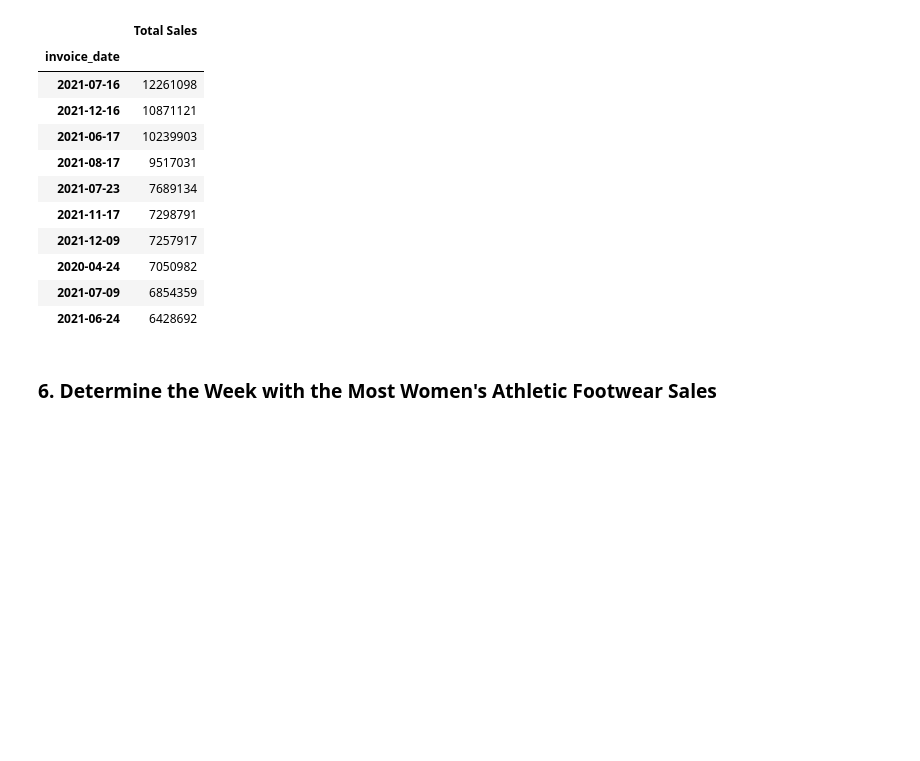
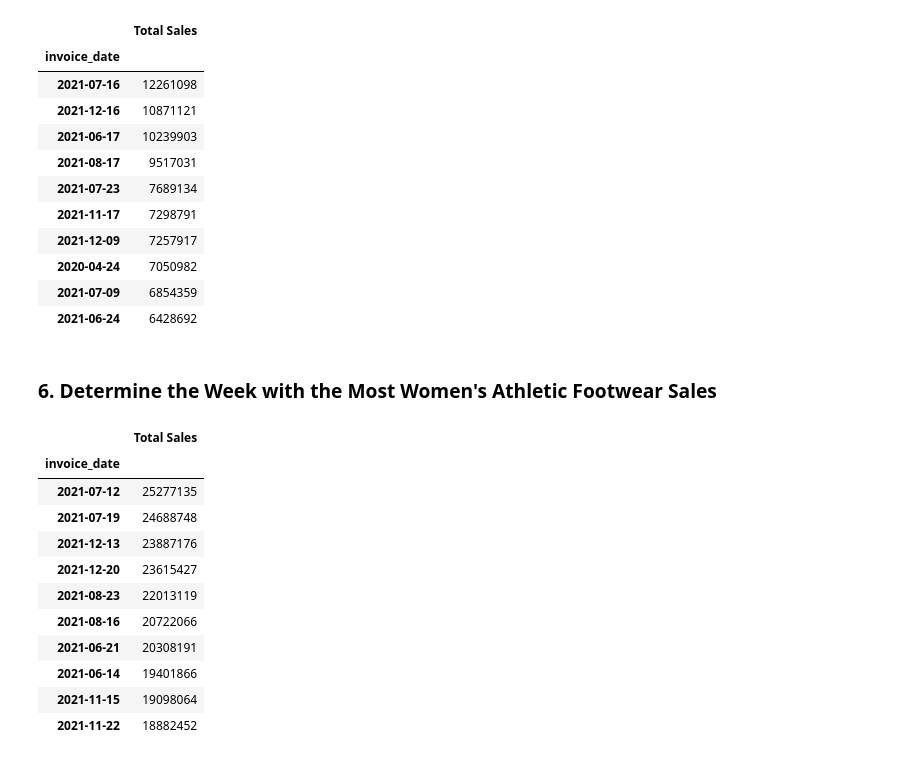
Before and after one commit to Dylan-Ross19/athletic_sales_analysis, a Jupyter notebook: M5_Starter_Code/athletic_sales_analysis_starter_code.ipynb, the cells around one changed output. Cells and saved outputs as stored; diff of their text form; code cells hidden in the pictures; blank space fills up the shorter version.

```diff
--- a/M5_Starter_Code/athletic_sales_analysis_starter_code.ipynb
+++ b/M5_Starter_Code/athletic_sales_analysis_starter_code.ipynb
@@ -341,6 +341,19 @@ daily_sales.nlargest(10, 'Total Sales')
 ### 6.  Determine the Week with the Most Women's Athletic Footwear Sales
 # %%
 # Resample the pivot table into weekly bins, and get the total sales for each week.
-
-
+weekly_sales = pt_sales.resample('W-Mon').sum()
 # Sort the resampled pivot table in ascending order on "Total Sales".
+weekly_sales.nlargest(10, 'Total Sales')
+# %% [output]
+|  | Total Sales |
+| invoice_date |  |
+| 2021-07-12 | 25277135 |
+| 2021-07-19 | 24688748 |
+| 2021-12-13 | 23887176 |
+| 2021-12-20 | 23615427 |
+| 2021-08-23 | 22013119 |
+| 2021-08-16 | 20722066 |
+| 2021-06-21 | 20308191 |
+| 2021-06-14 | 19401866 |
+| 2021-11-15 | 19098064 |
+| 2021-11-22 | 18882452 |
```
Also changed, not shown: 1 other file.
